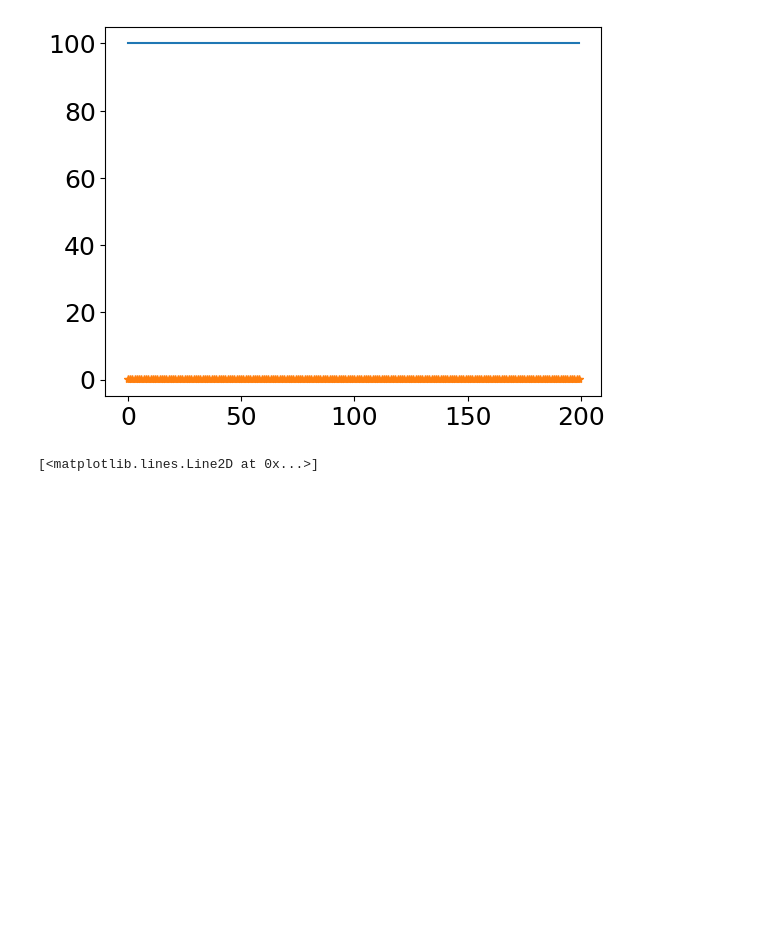
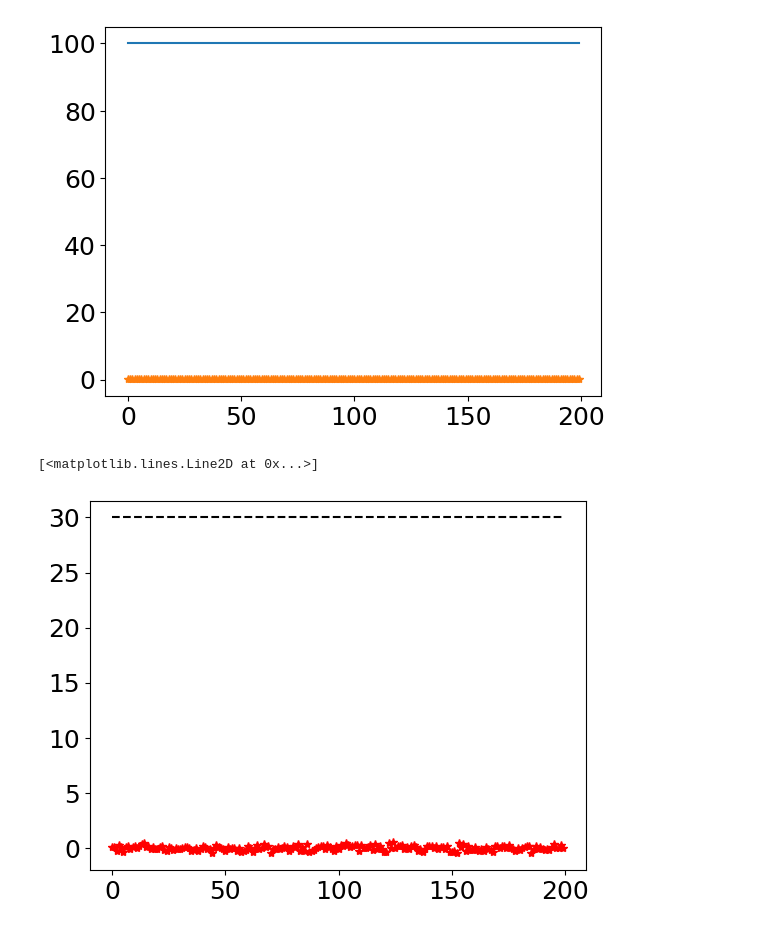
Before and after one commit to quangvumathneuro/Nonlinear_and_Data_Driven_Estimation, a Jupyter notebook: Lesson_5_Discrete_Linear_Kalman_Filter/B_discrete_linear_kalman_filter_QV.ipynb, the cells around one changed output. Drawn from its saved outputs; the diff is of its cells as text; code cells hidden in the pictures; blank space fills up the shorter version.

```diff
--- a/Lesson_5_Discrete_Linear_Kalman_Filter/B_discrete_linear_kalman_filter_QV.ipynb
+++ b/Lesson_5_Discrete_Linear_Kalman_Filter/B_discrete_linear_kalman_filter_QV.ipynb
@@ -364,15 +364,16 @@ ax.plot(J_diags[state_of_interest, :], '*')
 # %%
 error = x_hat_forward_plus[state_of_interest,:] - df_states['x']
 
 sigma = P_diags[state_of_interest, :]**0.5
 
 three_sigman = 3*sigma
 
-
-ax = fig.add_subplot()
+fig = plt.figure()
+ax = fig.add_subplot(111)
 ax.plot(error, '*', color = 'red')
 ax.plot(three_sigman, '--', color = 'black')
 # ax.plot(three_sigman, '--')
 # ax.plot(-three_sigman, '--')
 # %% [output]
 [<matplotlib.lines.Line2D at 0x...>]
+[figure, added]
```
Also changed, not shown: parts of 1 cell of this notebook.
